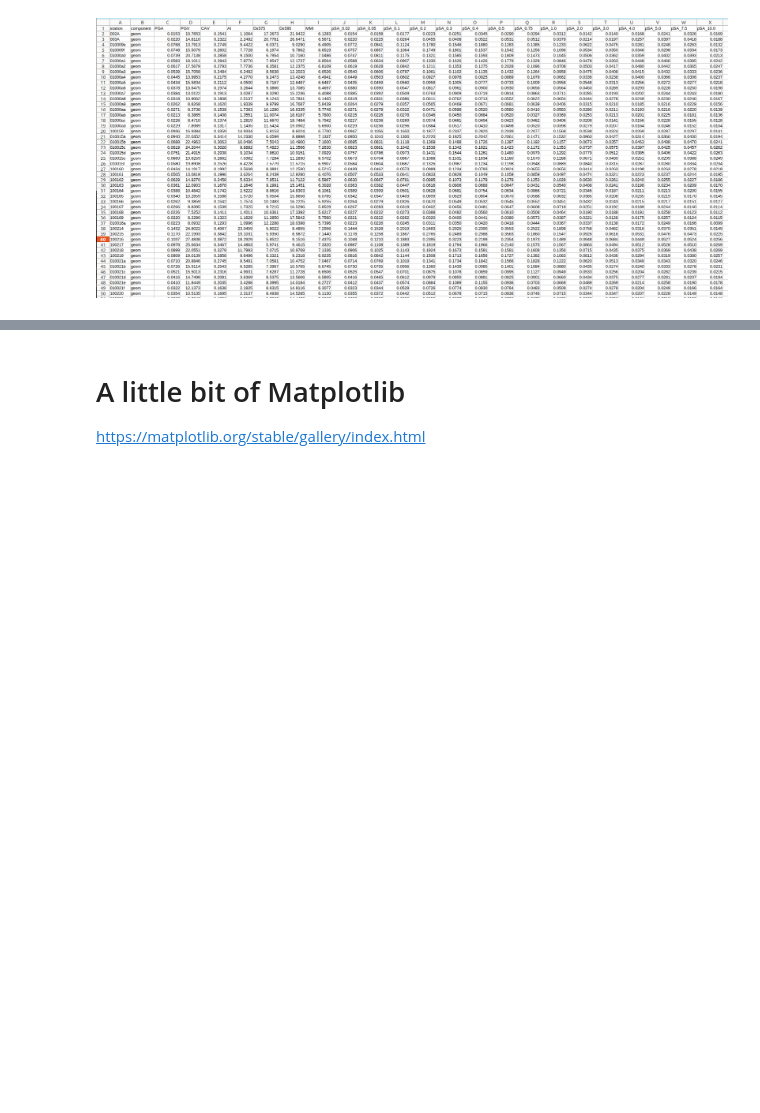
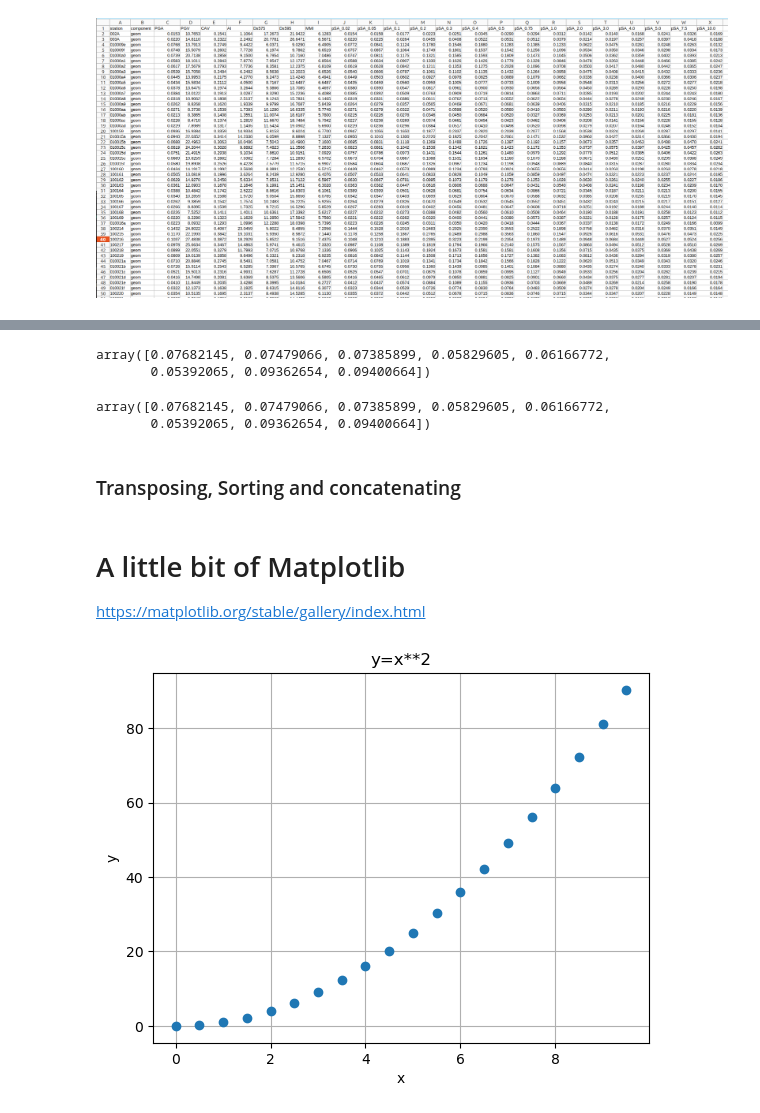
Before and after one commit to sungeunbae/python_tutorial, a Jupyter notebook: QuakeCoRE Python Workshop.ipynb, the cells around one changed output, grey strips where cells are left out. Cells and saved outputs as stored; diff of their text form; code cells hidden in the pictures; blank space fills up the shorter version.

```diff
--- a/QuakeCoRE Python Workshop.ipynb
+++ b/QuakeCoRE Python Workshop.ipynb
@@ -364,0 +465,12 @@ np.max(ims,axis=0)
+# %%
+X[mask]
+# %% [output]
+array([0.07682145, 0.07479066, 0.07385899, 0.05829605, 0.06166772,
+       0.05392065, 0.09362654, 0.09400664])
+# %%
+X[X > np.mean(X)]
+# %% [output]
+array([0.07682145, 0.07479066, 0.07385899, 0.05829605, 0.06166772,
+       0.05392065, 0.09362654, 0.09400664])
+# %% [markdown]
+### Transposing, Sorting and concatenating
@@ -365,3 +479,14 @@ np.max(ims,axis=0)
 # %% [markdown]
 # A little bit of Matplotlib
 https://matplotlib.org/stable/gallery/index.html
+# %%
+import matplotlib.pyplot as plt
+x=np.arange(0, 10, 0.5) # [0, 0.5, 1.0, ... 9.5]
+y= x * x
+fig, ax = plt.subplots()
+ax.plot(x,y,'o')
+ax.set(xlabel="x",ylabel="y", title='y=x**2')
+ax.grid()
+plt.show()
+# %% [output]
+[figure, added]
```
Also changed, not shown: parts of 61 cells of this notebook, 1 other file.
